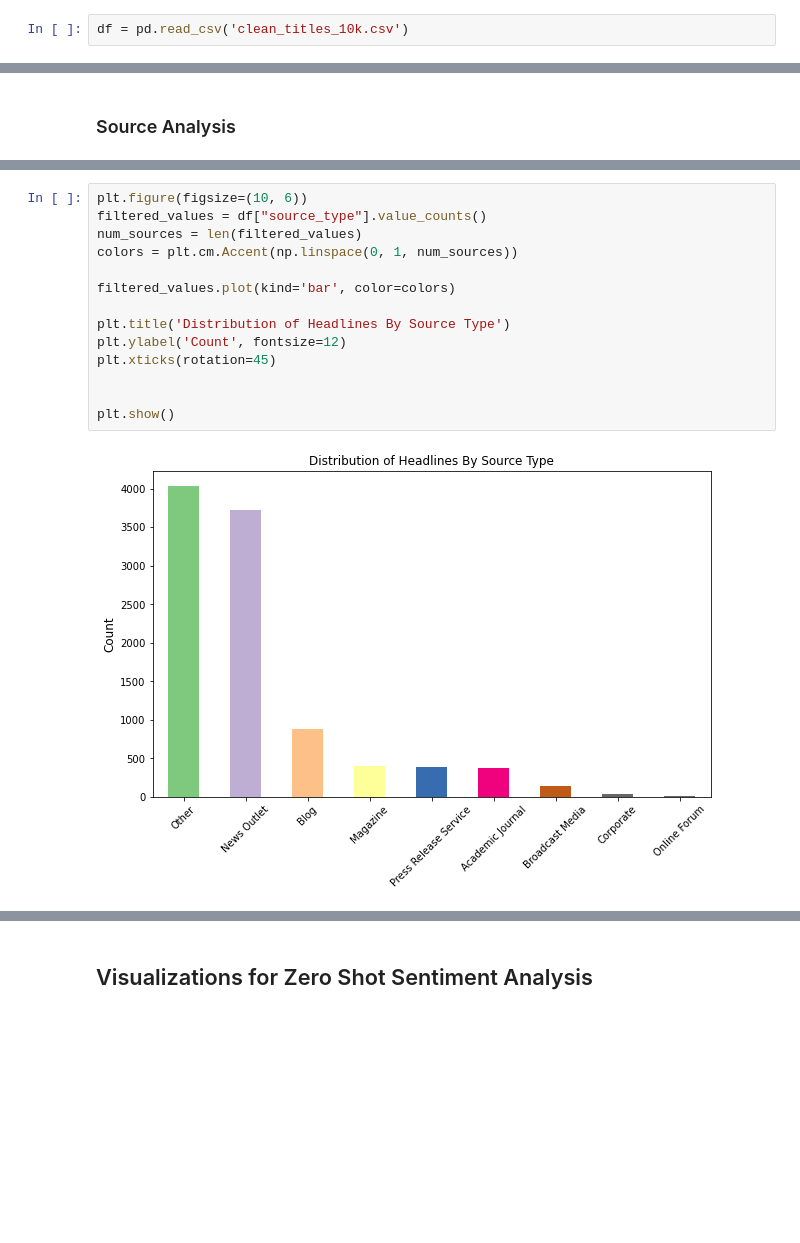
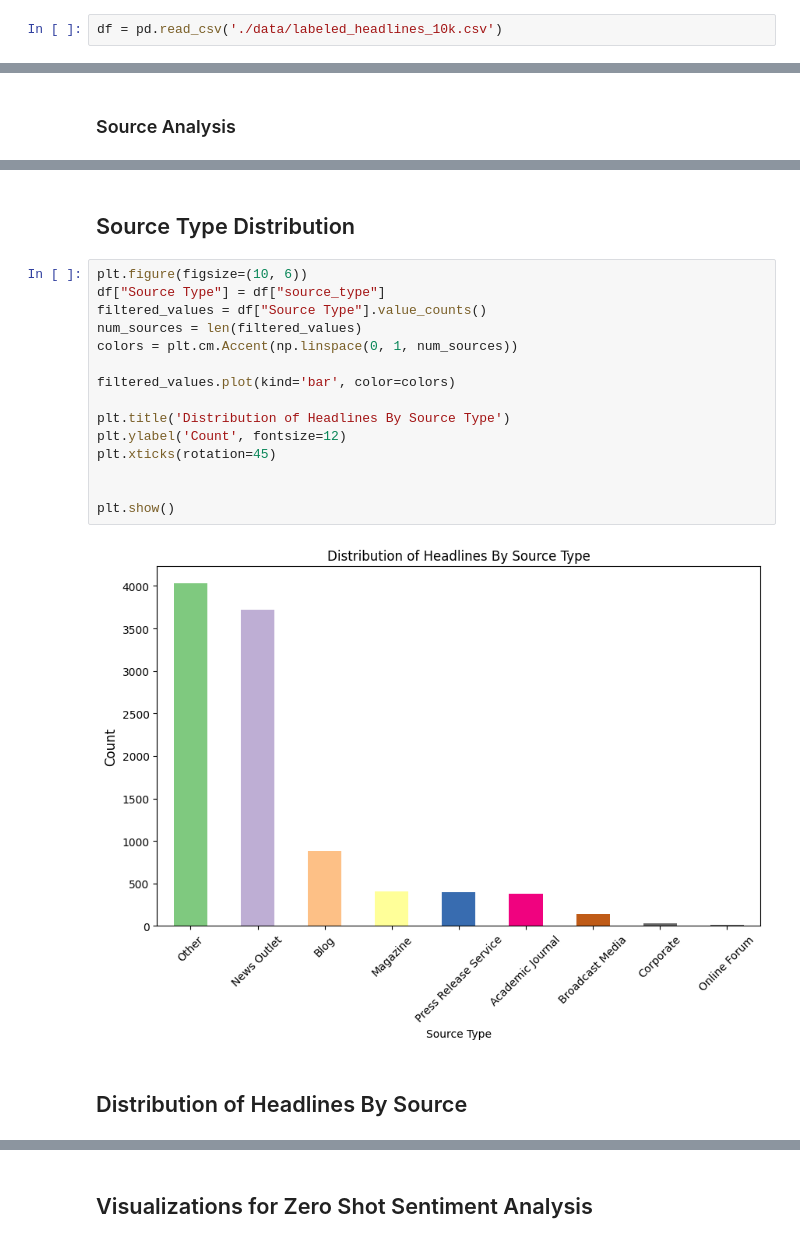
Before and after one commit to ArjunRajpal123/datathon-breaking-bad-data, a Jupyter notebook: EDA_P1.ipynb, the cells around one changed output, grey strips where cells are left out. Drawn from its saved outputs; the diff is of its cells as text; blank space fills up the shorter version.

```diff
--- a/EDA_P1.ipynb
+++ b/EDA_P1.ipynb
@@ -4,7 +8,7 @@ import numpy as np
 import matplotlib.pyplot as plt
 import seaborn
 # %%
-df = pd.read_csv('clean_titles_10k.csv')
+df = pd.read_csv('./data/labeled_headlines_10k.csv')
 # %%
 df.head()
 # %% [output]
@@ -47,18 +49,23 @@ plt.show()
+# %% [markdown]
+## Source Type Distribution
 # %%
 plt.figure(figsize=(10, 6))
-filtered_values = df["source_type"].value_counts()
+df["Source Type"] = df["source_type"]
+filtered_values = df["Source Type"].value_counts()
 num_sources = len(filtered_values)
 colors = plt.cm.Accent(np.linspace(0, 1, num_sources))
 
 filtered_values.plot(kind='bar', color=colors)
 
 plt.title('Distribution of Headlines By Source Type')
 plt.ylabel('Count', fontsize=12)
 plt.xticks(rotation=45)
 
 
 plt.show()
 # %% [output]
-[figure, old version]
+[figure, new version]
+# %% [markdown]
+## Distribution of Headlines By Source
 # %%
 plt.figure(figsize=(10, 6))
```
Also changed, not shown: parts of 27 cells of this notebook, 5 other files.
